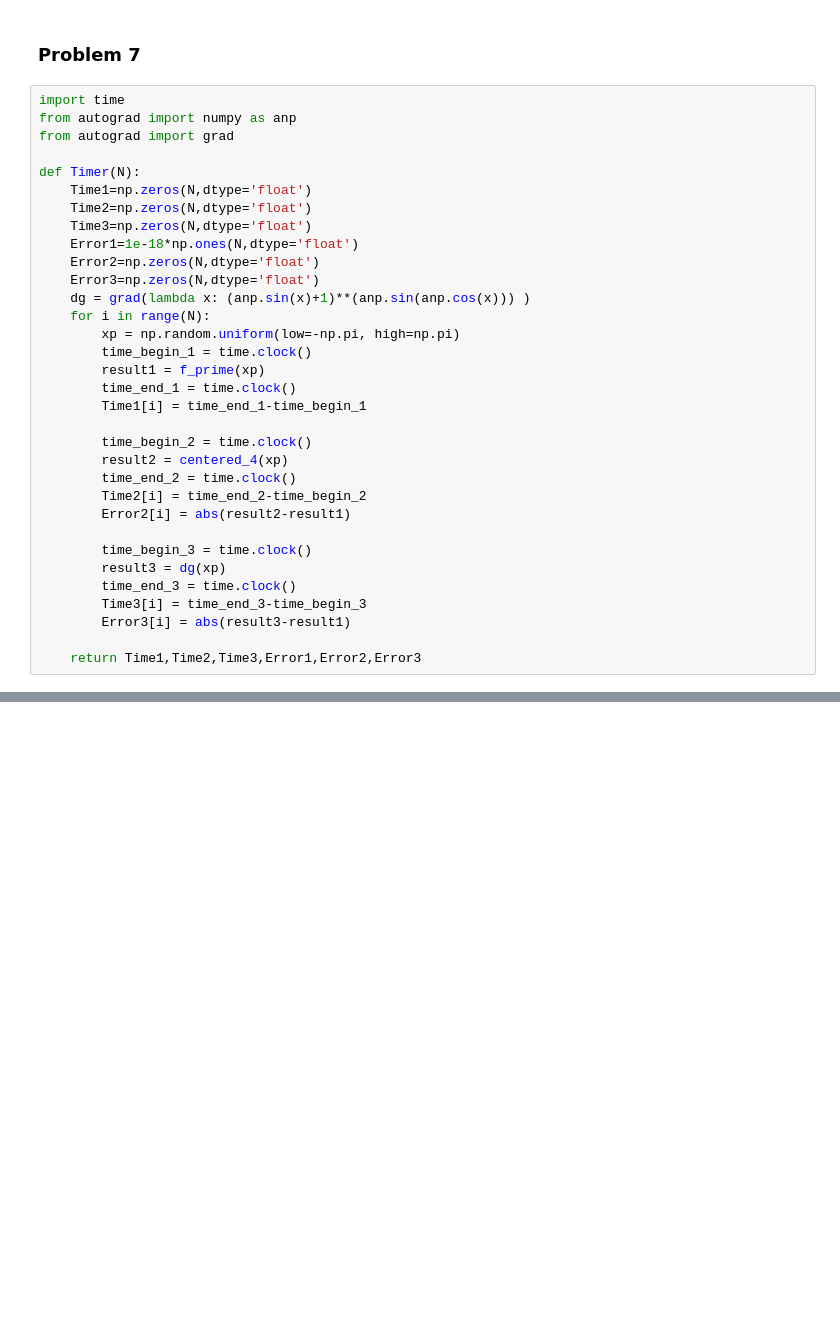
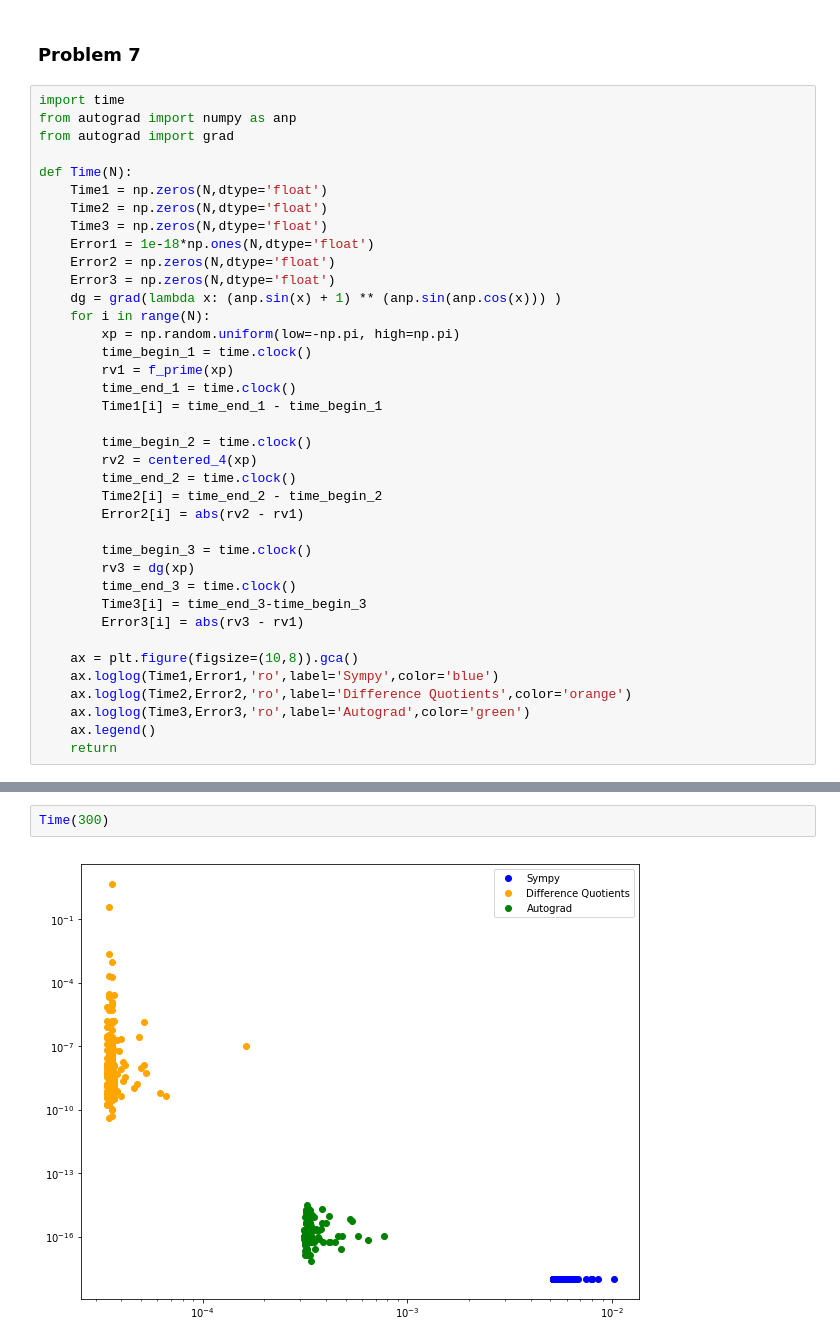
Before and after one commit to ruixili/persp-model-econ_W19, a Jupyter notebook: ProblemSets/PS2/PS2_Part1_Solution.ipynb, the cells around one changed output, grey strips where cells are left out. Cells and saved outputs as stored; diff of their text form; blank space fills up the shorter version.

```diff
--- a/ProblemSets/PS2/PS2_Part1_Solution.ipynb
+++ b/ProblemSets/PS2/PS2_Part1_Solution.ipynb
@@ -195,31 +192,36 @@ import time
 from autograd import numpy as anp
 from autograd import grad
 
-def Timer(N):
-    Time1=np.zeros(N,dtype='float')
-    Time2=np.zeros(N,dtype='float')
-    Time3=np.zeros(N,dtype='float')
-    Error1=1e-18*np.ones(N,dtype='float')
-    Error2=np.zeros(N,dtype='float')
-    Error3=np.zeros(N,dtype='float')
-    dg = grad(lambda x: (anp.sin(x)+1)**(anp.sin(anp.cos(x))) )
+def Time(N):
+    Time1 = np.zeros(N,dtype='float')
+    Time2 = np.zeros(N,dtype='float')
+    Time3 = np.zeros(N,dtype='float')
+    Error1 = 1e-18*np.ones(N,dtype='float')
+    Error2 = np.zeros(N,dtype='float')
+    Error3 = np.zeros(N,dtype='float')
+    dg = grad(lambda x: (anp.sin(x) + 1) ** (anp.sin(anp.cos(x))) )
     for i in range(N):
         xp = np.random.uniform(low=-np.pi, high=np.pi)
         time_begin_1 = time.clock()
-        result1 = f_prime(xp)
+        rv1 = f_prime(xp)
         time_end_1 = time.clock()
-        Time1[i] = time_end_1-time_begin_1
+        Time1[i] = time_end_1 - time_begin_1
 
         time_begin_2 = time.clock()
-        result2 = centered_4(xp)
+        rv2 = centered_4(xp)
         time_end_2 = time.clock()
-        Time2[i] = time_end_2-time_begin_2
-        Error2[i] = abs(result2-result1)
+        Time2[i] = time_end_2 - time_begin_2
+        Error2[i] = abs(rv2 - rv1)
 
         time_begin_3 = time.clock()
-        result3 = dg(xp)
+        rv3 = dg(xp)
         time_end_3 = time.clock()
         Time3[i] = time_end_3-time_begin_3
-        Error3[i] = abs(result3-result1)
+        Error3[i] = abs(rv3 - rv1)
 
-    return Time1,Time2,Time3,Error1,Error2,Error3
+    ax = plt.figure(figsize=(10,8)).gca()
+    ax.loglog(Time1,Error1,'ro',label='Sympy',color='blue')
+    ax.loglog(Time2,Error2,'ro',label='Difference Quotients',color='orange')
+    ax.loglog(Time3,Error3,'ro',label='Autograd',color='green')
+    ax.legend()
+    return
@@ -235,0 +228,4 @@ ax.legend()
+# %%
+Time(300)
+# %% [output]
+[figure, added]
```
Also changed, not shown: parts of 9 cells of this notebook, 1 other file.
